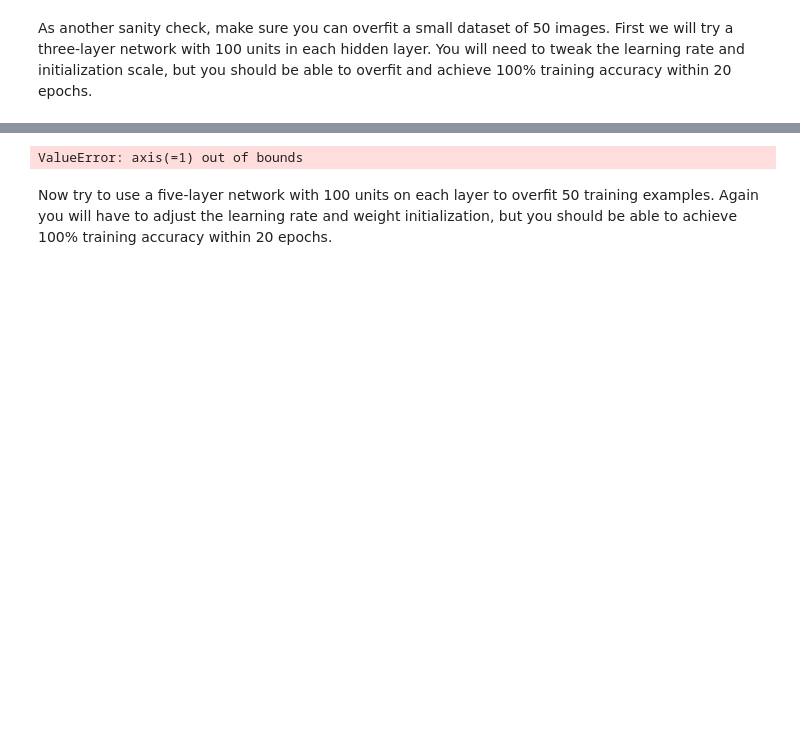
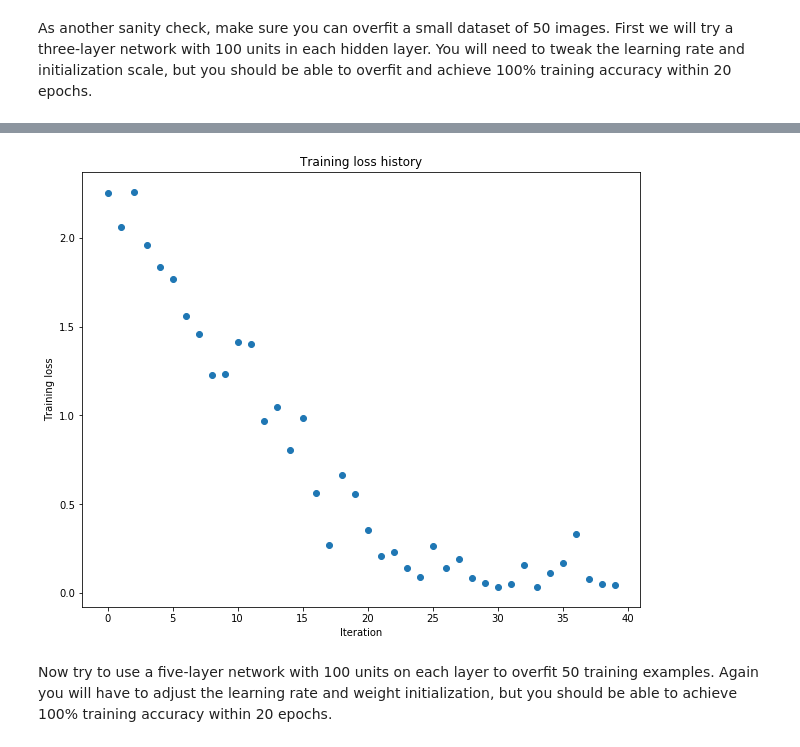
Before and after one commit to nginsberg/cnns, a Jupyter notebook: assignment2/FullyConnectedNets.ipynb, the cells around one changed output, grey strips where cells are left out. Drawn from its saved outputs; the diff is of its cells as text; code cells hidden in the pictures; blank space fills up the shorter version.

```diff
--- a/assignment2/FullyConnectedNets.ipynb
+++ b/assignment2/FullyConnectedNets.ipynb
@@ -405,7 +417,7 @@ small_data = {
 }
 
 weight_scale = 1e-2
-learning_rate = 1e-4
+learning_rate = 1e-2
 model = FullyConnectedNet([100, 100],
               weight_scale=weight_scale, dtype=np.float64)
 solver = Solver(model, small_data,
@@ -427,4 +455,4 @@ plt.show()
-ValueError: axis(=1) out of bounds
+[figure, added]
 # %% [markdown]
 Now try to use a five-layer network with 100 units on each layer to overfit 50 training examples. Again you will have to adjust the learning rate and weight initialization, but you should be able to achieve 100% training accuracy within 20 epochs.
 # %%
```
Also changed, not shown: parts of 11 cells of this notebook, 2 other files.
